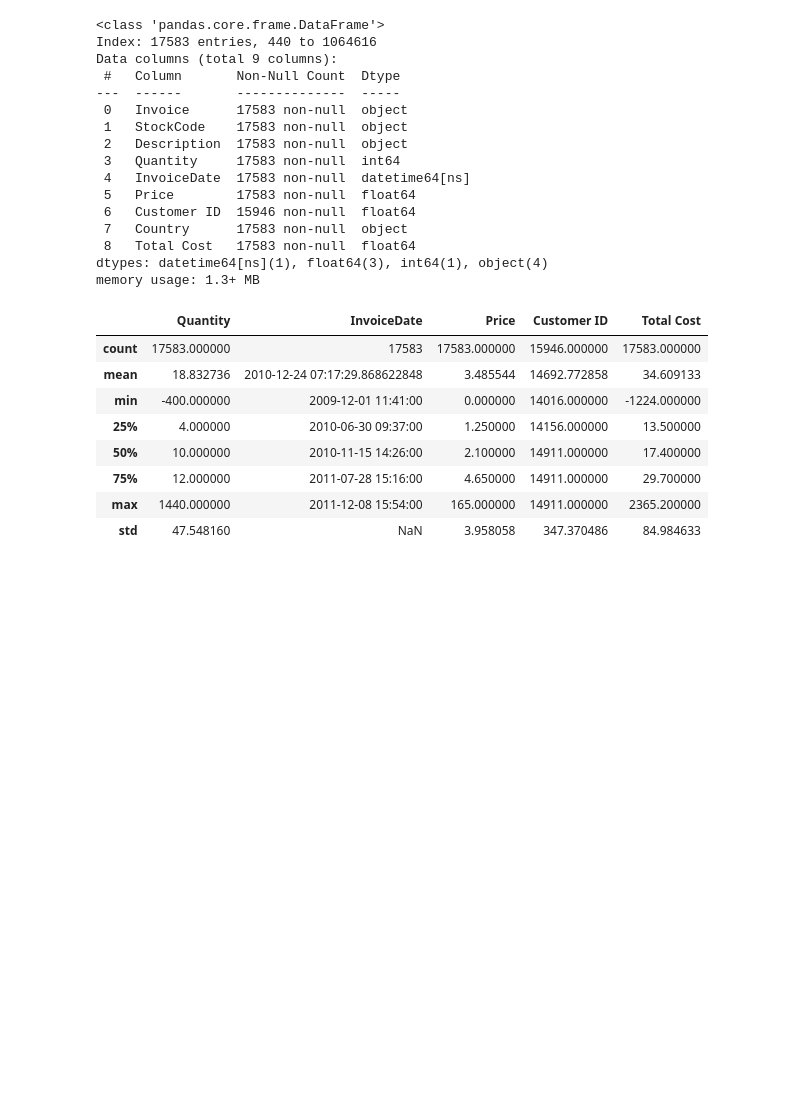
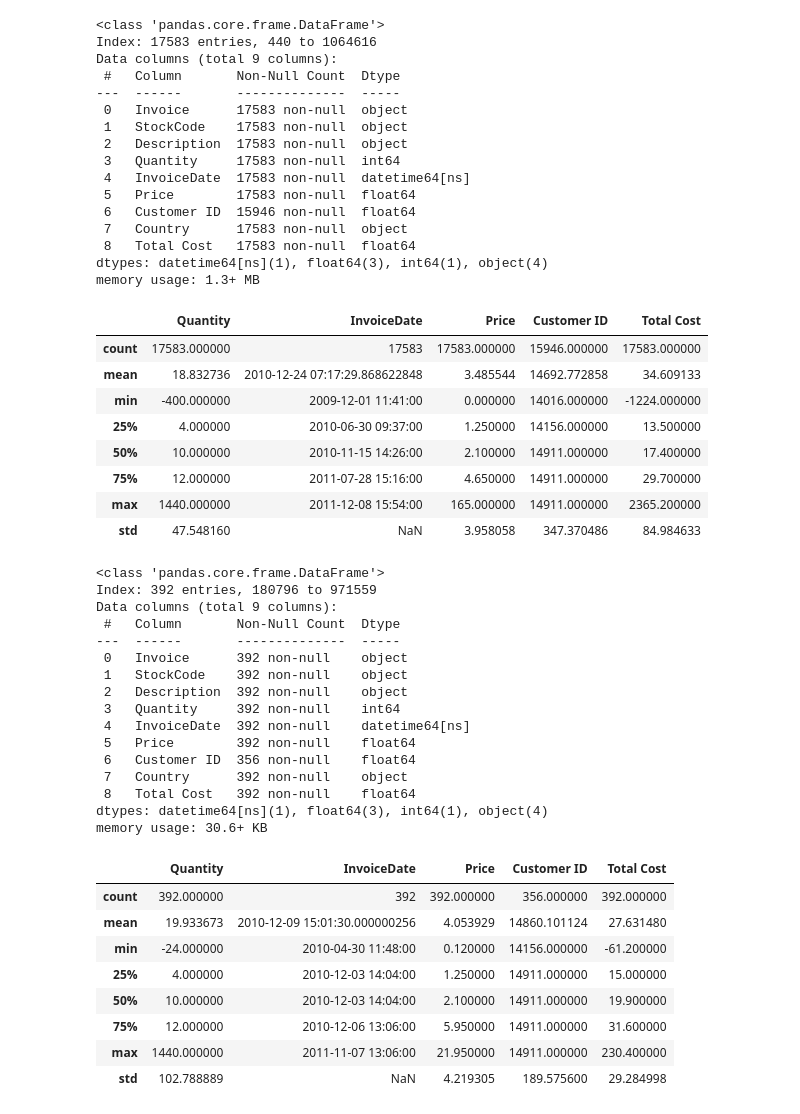
Before and after one commit to Ri-Dearg/ca2-market-retail, a Jupyter notebook: ca2-market-retail.ipynb, the cells around one changed output. Saved outputs shown, nothing was run; the diff lists cells and outputs as text; code cells hidden in the pictures; blank space fills up the shorter version.

```diff
--- a/ca2-market-retail.ipynb
+++ b/ca2-market-retail.ipynb
@@ -257,0 +274,32 @@ clean_data_v1.to_csv('clean_v1.csv')
+# %%
+key_cols = ['Invoice', 'Customer ID',  'InvoiceDate', 'StockCode', 'Quantity']
+
+dupes = clean_data_v1[clean_data_v1.duplicated(subset=key_cols, keep=False)]
+dupes.info()
+dupes.describe()
+# %% [output]
+<class 'pandas.core.frame.DataFrame'>
+Index: 392 entries, 180796 to 971559
+Data columns (total 9 columns):
+ #   Column       Non-Null Count  Dtype
+---  ------       --------------  -----
+ 0   Invoice      392 non-null    object
+ 1   StockCode    392 non-null    object
+ 2   Description  392 non-null    object
+ 3   Quantity     392 non-null    int64
+ 4   InvoiceDate  392 non-null    datetime64[ns]
+ 5   Price        392 non-null    float64
+ 6   Customer ID  356 non-null    float64
+ 7   Country      392 non-null    object
+ 8   Total Cost   392 non-null    float64
+dtypes: datetime64[ns](1), float64(3), int64(1), object(4)
+memory usage: 30.6+ KB
+|  | Quantity | InvoiceDate | Price | Customer ID | Total Cost |
+| count | 392.000000 | 392 | 392.000000 | 356.000000 | 392.000000 |
+| mean | 19.933673 | 2010-12-09 15:01:30.000000256 | 4.053929 | 14860.101124 | 27.631480 |
+| min | -24.000000 | 2010-04-30 11:48:00 | 0.120000 | 14156.000000 | -61.200000 |
+| 25% | 4.000000 | 2010-12-03 14:04:00 | 1.250000 | 14911.000000 | 15.000000 |
+| 50% | 10.000000 | 2010-12-03 14:04:00 | 2.100000 | 14911.000000 | 19.900000 |
+| 75% | 12.000000 | 2010-12-06 13:06:00 | 5.950000 | 14911.000000 | 31.600000 |
+| max | 1440.000000 | 2011-11-07 13:06:00 | 21.950000 | 14911.000000 | 230.400000 |
+| std | 102.788889 | NaN | 4.219305 | 189.575600 | 29.284998 |
```
Also changed, not shown: parts of 7 cells of this notebook, 2 other files.
